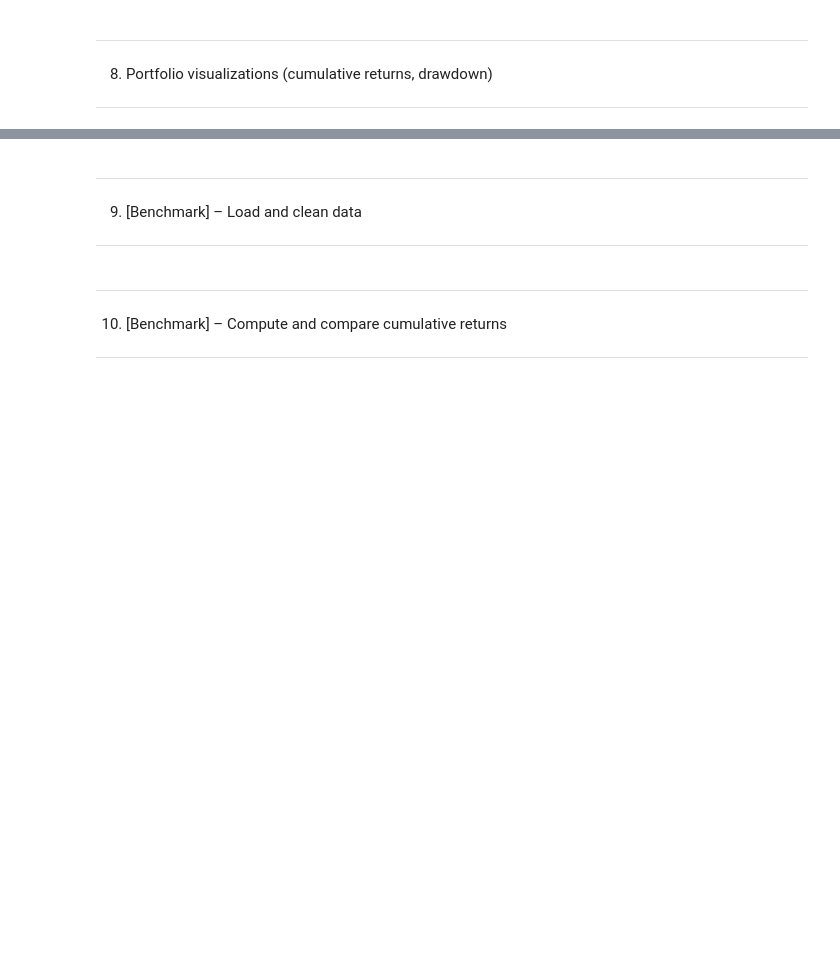
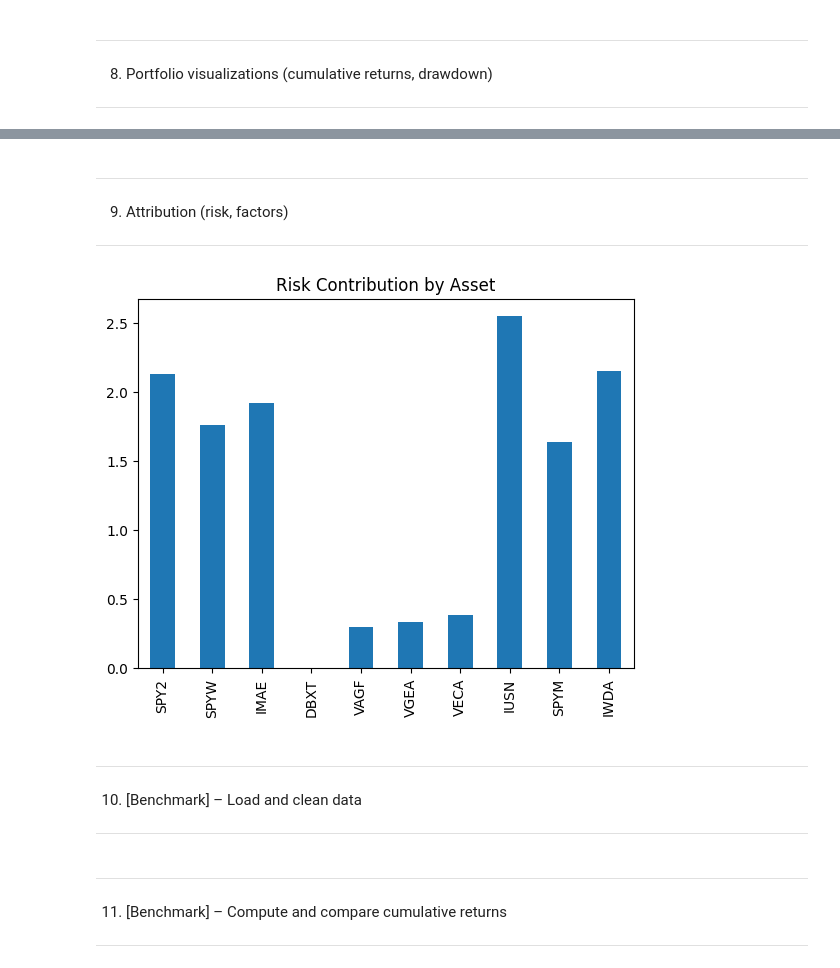
Before and after one commit to FedericoGaravaglia/portfolio-analytics-python, a Jupyter notebook: notebook/analysis.ipynb, the cells around one changed output, grey strips where cells are left out. Cells and saved outputs as stored; diff of their text form; code cells hidden in the pictures; blank space fills up the shorter version.

```diff
--- a/notebook/analysis.ipynb
+++ b/notebook/analysis.ipynb
@@ -175,6 +157,22 @@ plt.savefig("../outputs/charts/drawdown.png", dpi=300)
+# %% [markdown]
+----------------------------------------------------------------------------------------
+9. Attribution (risk, factors)
+----------------------------------------------------------------------------------------
+# %%
+cov_matrix = returns.cov() * 252
+portfolio_var = weights.T @ cov_matrix @ weights
+marginal_contribution = cov_matrix @ weights
+risk_contribution = weights * marginal_contribution / portfolio_var
+risk_contribution_pct = risk_contribution / volatility
+risk_contribution_df = pd.DataFrame({"Weight": weights, "Risk Contribution": risk_contribution, "Risk Contribution %": risk_contribution_pct}, index=returns.columns)
+risk_contribution_df["Risk Contribution %"].plot(kind="bar")
+plt.title("Risk Contribution by Asset")
+plt.savefig("../outputs/charts/assets_risk_contribution.png", dpi=300)
+# %% [output]
+[figure, added]
 # %% [markdown]
 ----------------------------------------------------------------------------------------
-9. [Benchmark] – Load and clean data
+10. [Benchmark] – Load and clean data
 ----------------------------------------------------------------------------------------
 # %%
 benchmark_prices = pd.read_csv("/Users/federidogaravaglia/Desktop/Backup/csv/IWDA.csv")
@@ -194,7 +192,7 @@ benchmark_filtered = benchmark_prices.loc["2021-01-01":"2026-01-01"]
 # benchmark_filtered.head(100)
 # %% [markdown]
 ----------------------------------------------------------------------------------------
-10. [Benchmark] – Compute and compare cumulative returns
+11. [Benchmark] – Compute and compare cumulative returns
 ----------------------------------------------------------------------------------------
 # %%
 benchmark_returns = benchmark_filtered["Close"].pct_change().dropna()
```
Also changed, not shown: parts of 34 cells of this notebook, 17 other files.
